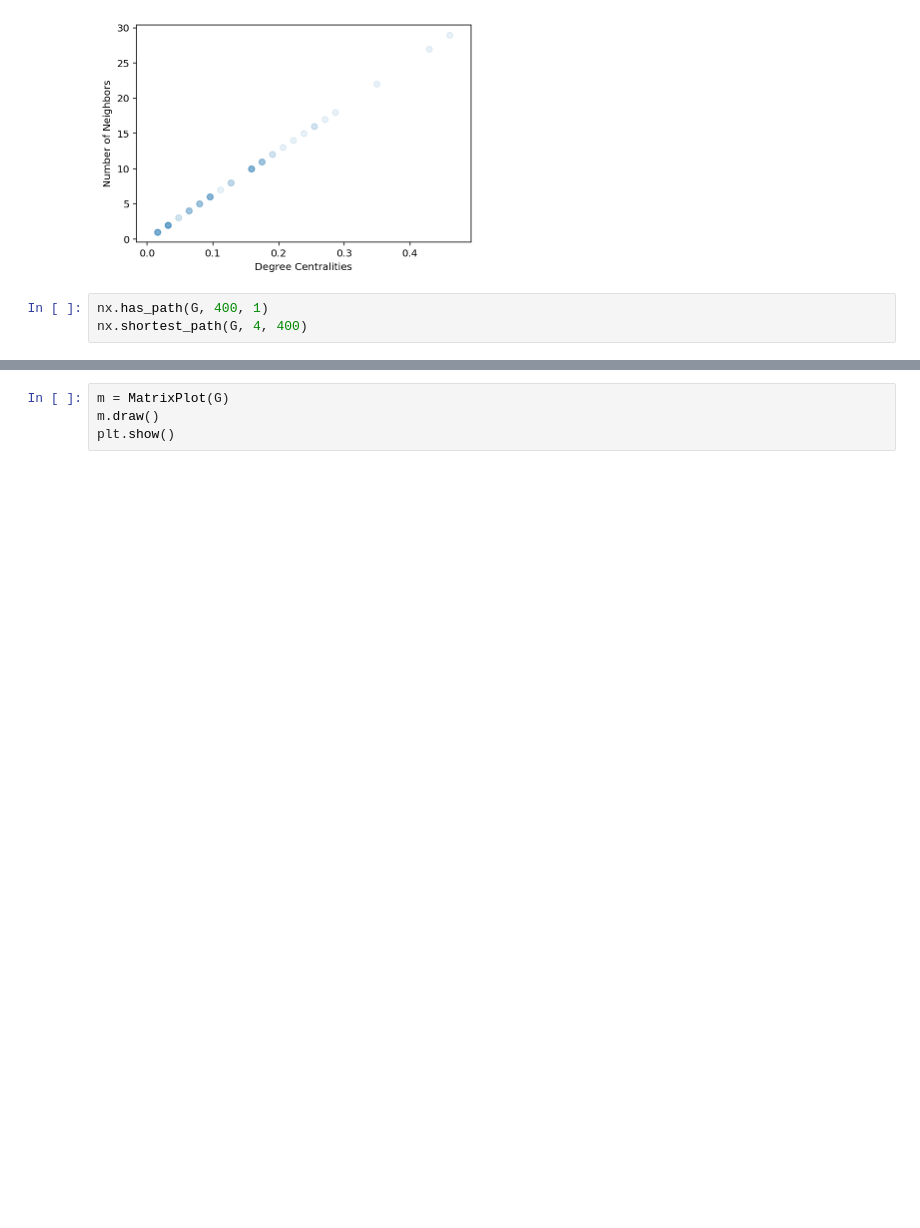
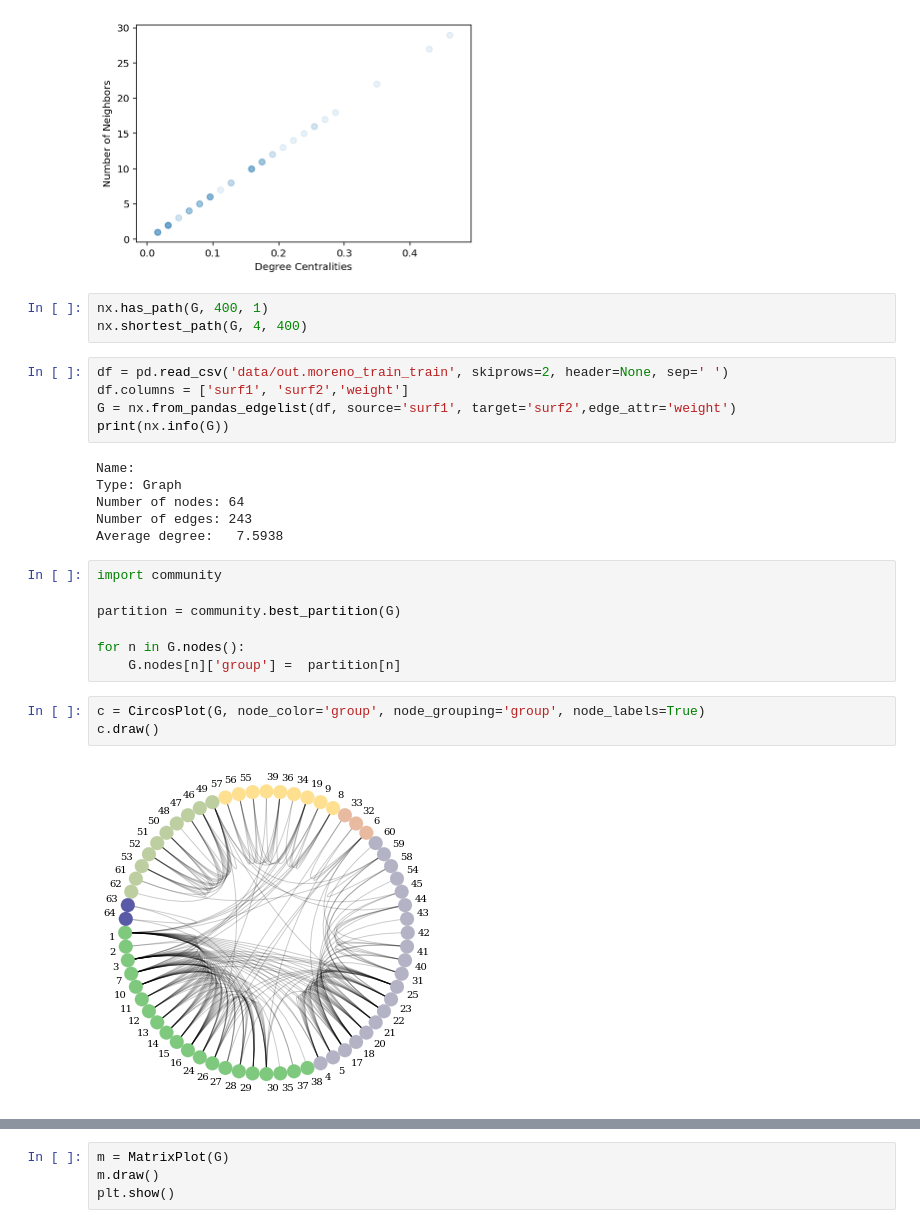
Before and after one commit to gregorioghidoli/netviz, a Jupyter notebook: SNA.ipynb, the cells around one changed output, grey strips where cells are left out. Saved outputs shown, nothing was run; the diff lists cells and outputs as text; blank space fills up the shorter version.

```diff
--- a/SNA.ipynb
+++ b/SNA.ipynb
@@ -179,3 +225,26 @@ Text(0, 0.5, 'Number of Neighbors')
 # %%
 nx.has_path(G, 400, 1)
 nx.shortest_path(G, 4, 400)
+# %%
+df = pd.read_csv('data/out.moreno_train_train', skiprows=2, header=None, sep=' ')
+df.columns = ['surf1', 'surf2','weight']
+G = nx.from_pandas_edgelist(df, source='surf1', target='surf2',edge_attr='weight')
+print(nx.info(G))
+# %% [output]
+Name:
+Type: Graph
+Number of nodes: 64
+Number of edges: 243
+Average degree:   7.5938
+# %%
+import community
+
+partition = community.best_partition(G)
+
+for n in G.nodes():
+    G.nodes[n]['group'] =  partition[n]
+# %%
+c = CircosPlot(G, node_color='group', node_grouping='group', node_labels=True)
+c.draw()
+# %% [output]
+[figure, added]
```
Also changed, not shown: parts of 22 cells of this notebook, 6 other files.
